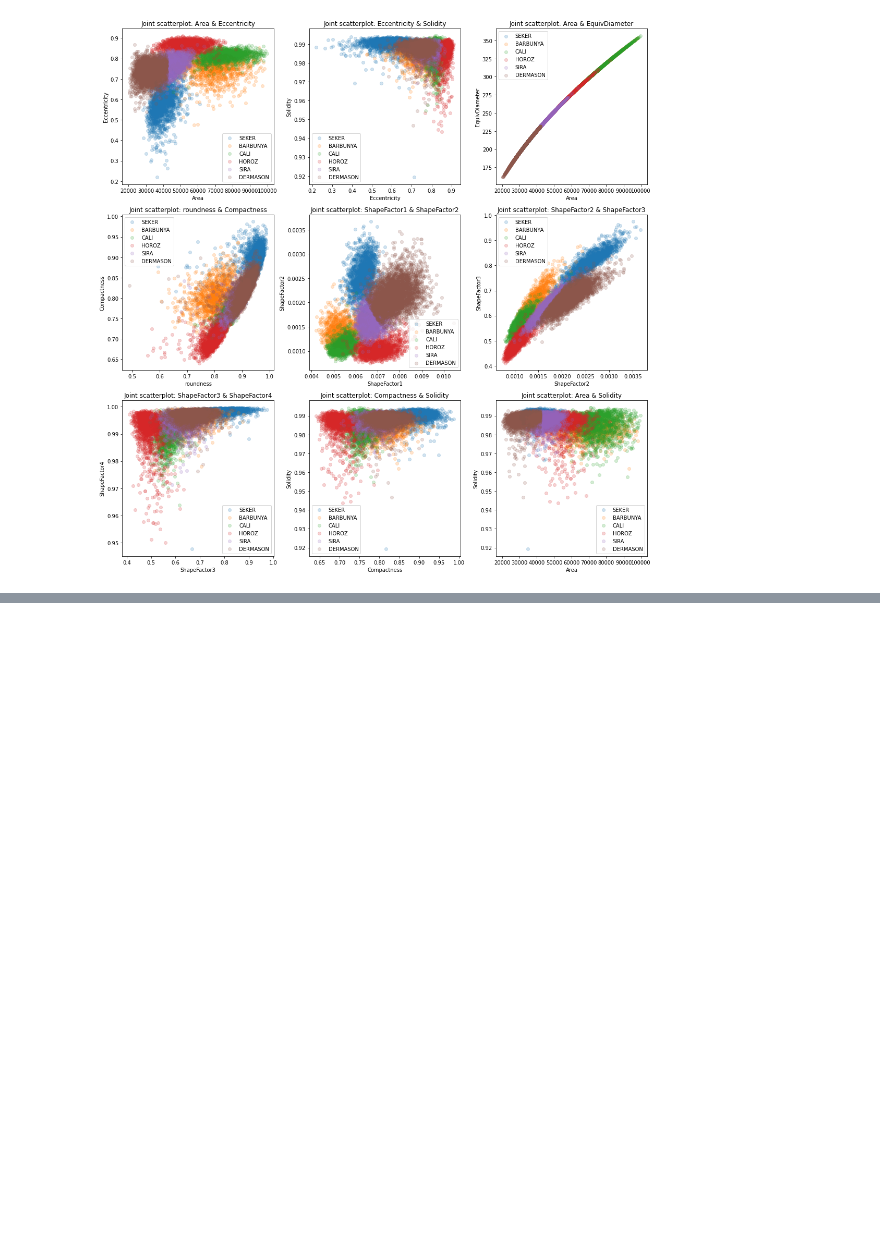
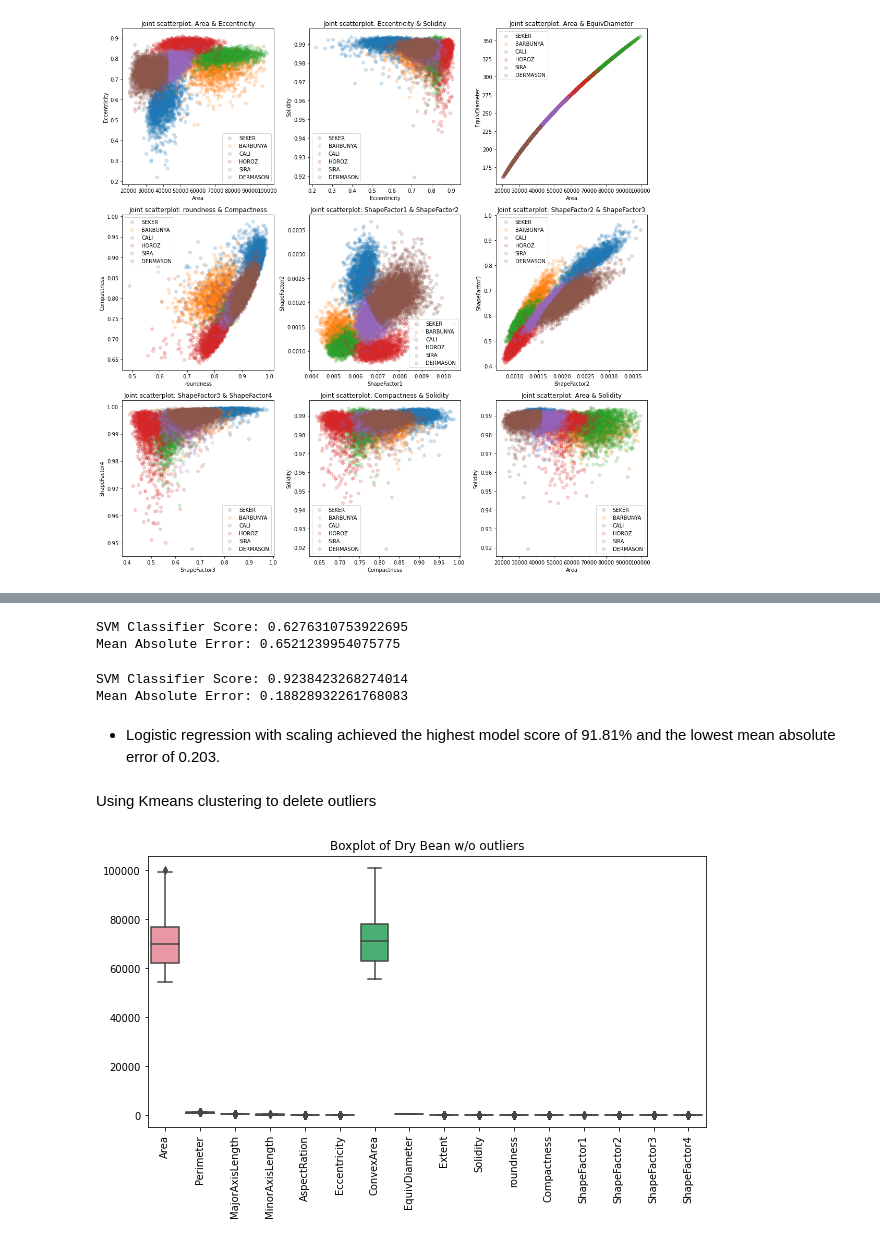
Before and after one commit to abinashrasonowal/Dry-Bean-Classifier, a Jupyter notebook: dry bean classifier.ipynb, the cells around one changed output, grey strips where cells are left out. Cells and saved outputs as stored; diff of their text form; code cells hidden in the pictures; blank space fills up the shorter version.

```diff
--- a/dry bean classifier.ipynb
+++ b/dry bean classifier.ipynb
@@ -286,0 +356,58 @@ plt.show()
+# %%
+from sklearn.svm import SVC
+
+# Create SVM Classifier
+svm_classifier = SVC()
+
+# Train SVM Classifier Not
+svm_classifier.fit(X_train, y_train)
+
+# Predict using SVM Classifier
+y_svm = svm_classifier.predict(X_test)
+
+# Model Score
+print("SVM Classifier Score:", svm_classifier.score(X_test, y_test))
+
+# Mean Absolute Error
+print("Mean Absolute Error:", mean_absolute_error(y_test, y_svm))
+# %% [output]
+SVM Classifier Score: 0.6276310753922695
+Mean Absolute Error: 0.6521239954075775
+# %%
+
+# Create SVM Classifier
+svm_classifier2 = SVC()
+
+# Train SVM Classifier scaled
+svm_classifier2.fit(X_train_sc, y_train)
+
+# Predict using SVM Classifier
+y_svm = svm_classifier2.predict(X_test_sc)
+
+# Model Score
+print("SVM Classifier Score:", svm_classifier2.score(X_test_sc, y_test))
+
+# Mean Absolute Error
+print("Mean Absolute Error:", mean_absolute_error(y_test, y_svm))
+# %% [output]
+SVM Classifier Score: 0.9238423268274014
+Mean Absolute Error: 0.18828932261768083
+# %% [markdown]
+- Logistic regression with scaling achieved the highest model score of 91.81% and the lowest mean absolute error of 0.203.
+# %% [markdown]
+Using Kmeans clustering to delete outliers
+# %%
+from sklearn.cluster import KMeans
+km = KMeans(n_clusters = 2)
+km.fit(df[indicators])
+labels = km.labels_
+df_km = df[labels == 1]
+df_km.reset_index(inplace = True)
+# %%
+plt.figure(figsize = (10, 5))
+sns.boxplot(df_km[indicators])
+plt.title("Boxplot of Dry Bean w/o outliers")
+plt.xticks(rotation = 90)
+plt.show()
+# %% [output]
+[figure, added]
```
Also changed, not shown: parts of 44 cells of this notebook, 8 other files.
